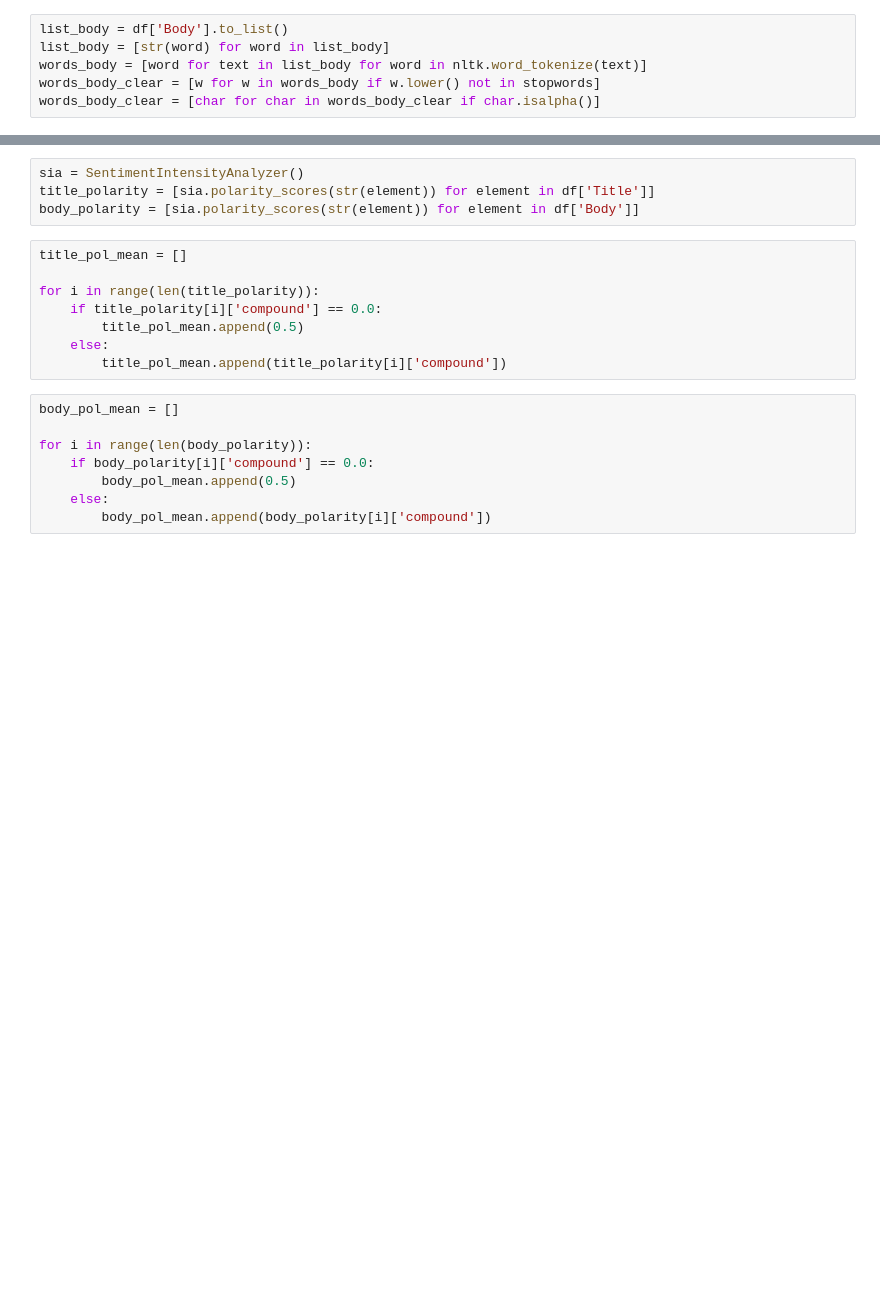
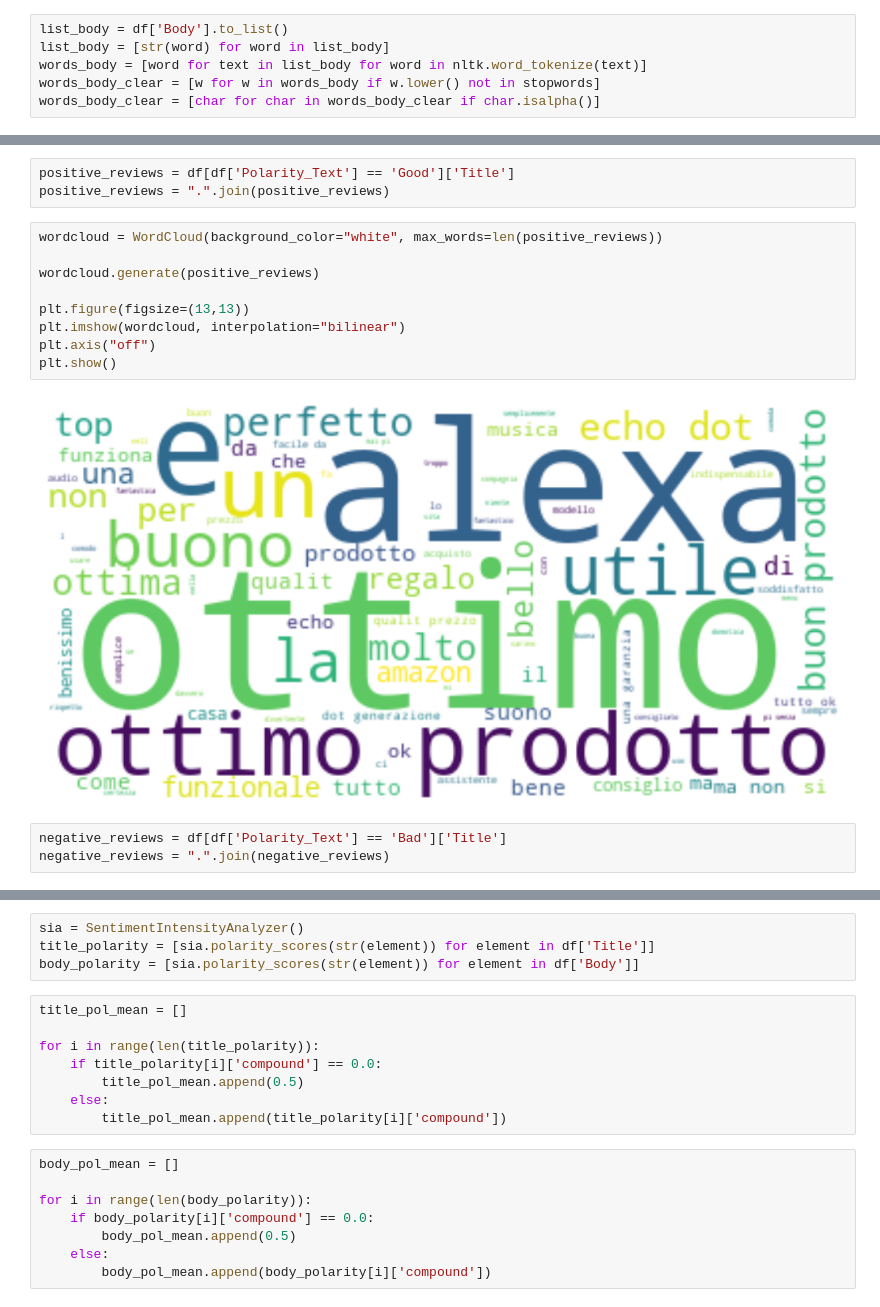
Before and after one commit to riccardo-borgo/Sentiment-Analysis-Amazon, a Jupyter notebook: main.ipynb, the cells around one changed output, grey strips where cells are left out. Drawn from its saved outputs; the diff is of its cells as text; blank space fills up the shorter version.

```diff
--- a/main.ipynb
+++ b/main.ipynb
@@ -120,0 +126,17 @@ plt.show()
+# %%
+positive_reviews = df[df['Polarity_Text'] == 'Good']['Title']
+positive_reviews = ".".join(positive_reviews)
+# %%
+wordcloud = WordCloud(background_color="white", max_words=len(positive_reviews))
+
+wordcloud.generate(positive_reviews)
+
+plt.figure(figsize=(13,13))
+plt.imshow(wordcloud, interpolation="bilinear")
+plt.axis("off")
+plt.show()
+# %% [output]
+[figure, added]
+# %%
+negative_reviews = df[df['Polarity_Text'] == 'Bad']['Title']
+negative_reviews = ".".join(negative_reviews)
```
Also changed, not shown: parts of 32 cells of this notebook, 2 other files.
